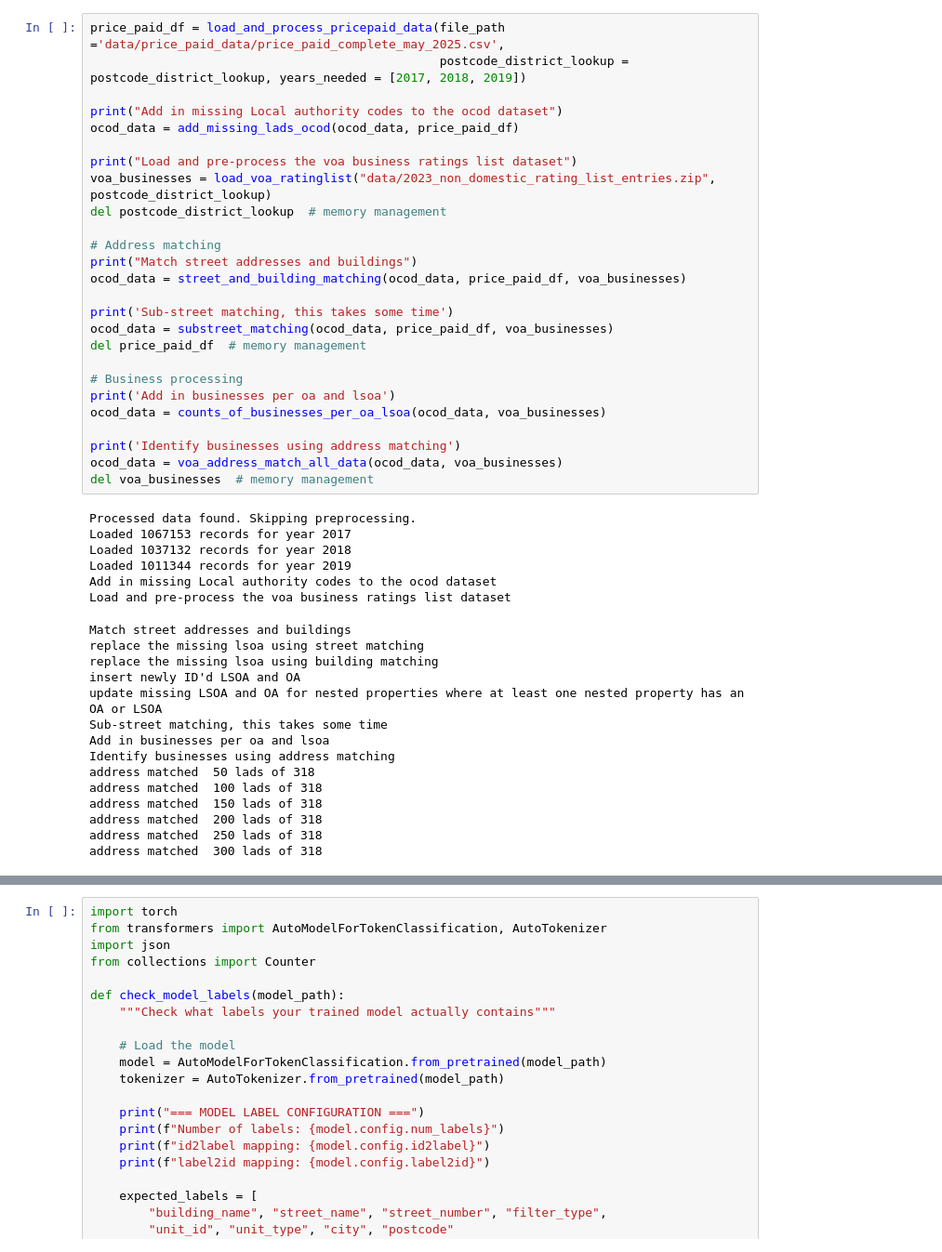
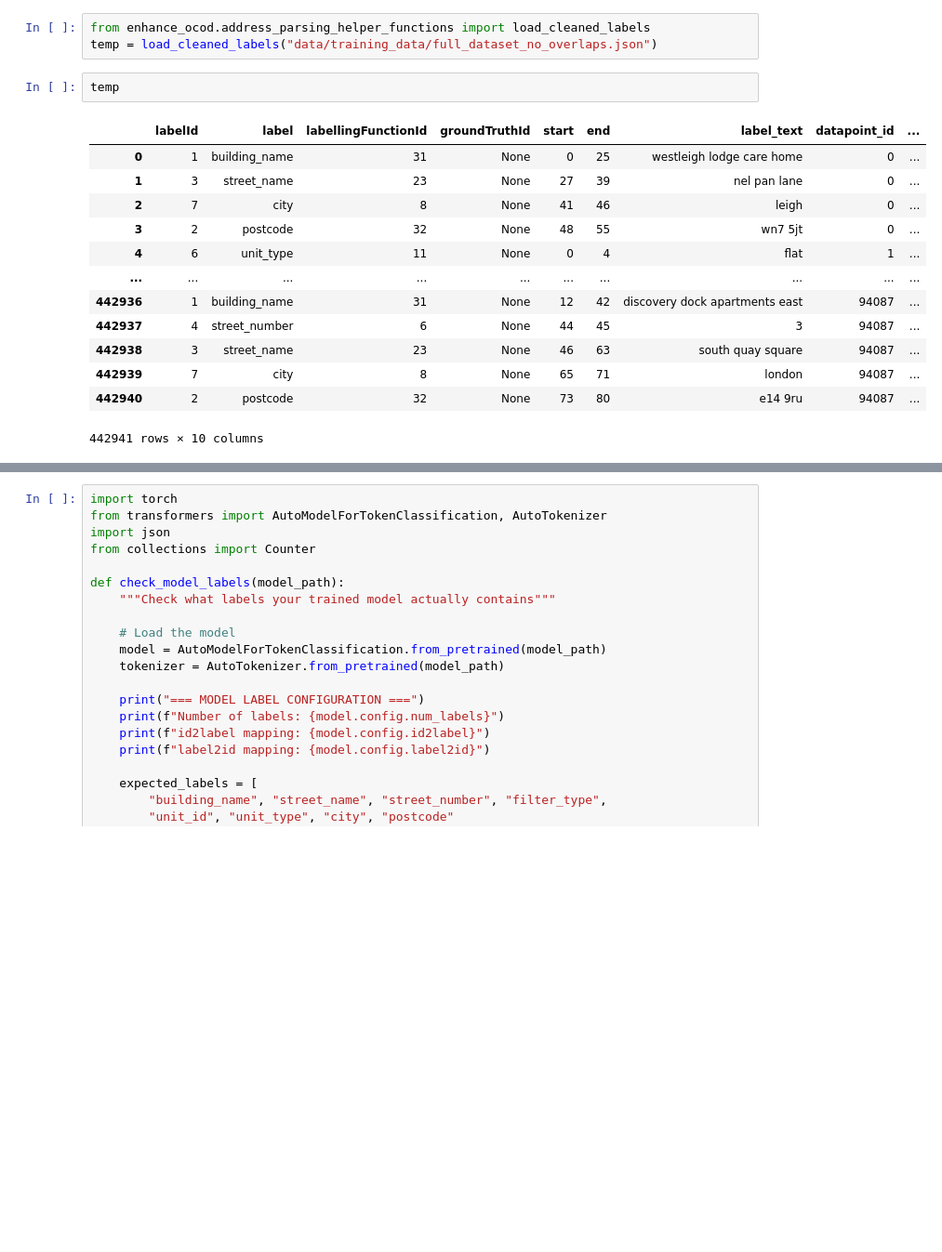
Before and after one commit to JonnoB/enhance_ocod, a Jupyter notebook: test_inference.ipynb, the cells around one changed output, grey strips where cells are left out. Shown at 93% size. Drawn from its saved outputs; the diff is of its cells as text; blank space fills up the shorter version.

```diff
--- a/test_inference.ipynb
+++ b/test_inference.ipynb
@@ -62,47 +15,19 @@ Loaded 1011344 records for year 2019
-# %%
-price_paid_df = load_and_process_pricepaid_data(file_path ='data/price_paid_data/price_paid_complete_may_2025.csv',
-                                                postcode_district_lookup = postcode_district_lookup, years_needed = [2017, 2018, 2019])
-
-print("Add in missing Local authority codes to the ocod dataset")
-ocod_data = add_missing_lads_ocod(ocod_data, price_paid_df)
-
-print("Load and pre-process the voa business ratings list dataset")
-voa_businesses = load_voa_ratinglist("data/2023_non_domestic_rating_list_entries.zip", postcode_district_lookup)
-del postcode_district_lookup  # memory management
-
-# Address matching
-print("Match street addresses and buildings")
-ocod_data = street_and_building_matching(ocod_data, price_paid_df, voa_businesses)
-
-print('Sub-street matching, this takes some time')
-ocod_data = substreet_matching(ocod_data, price_paid_df, voa_businesses)
-del price_paid_df  # memory management
-
-# Business processing
-print('Add in businesses per oa and lsoa')
-ocod_data = counts_of_businesses_per_oa_lsoa(ocod_data, voa_businesses)
-
-print('Identify businesses using address matching')
-ocod_data = voa_address_match_all_data(ocod_data, voa_businesses)
-del voa_businesses  # memory management
-# %% [output]
-Processed data found. Skipping preprocessing.
-Loaded 1067153 records for year 2017
-Loaded 1037132 records for year 2018
-Loaded 1011344 records for year 2019
-Add in missing Local authority codes to the ocod dataset
-Load and pre-process the voa business ratings list dataset
-Match street addresses and buildings
-replace the missing lsoa using street matching
-replace the missing lsoa using building matching
-insert newly ID'd LSOA and OA
-update missing LSOA and OA for nested properties where at least one nested property has an OA or LSOA
-Sub-street matching, this takes some time
-Add in businesses per oa and lsoa
-Identify businesses using address matching
-address matched  50 lads of 318
-address matched  100 lads of 318
-address matched  150 lads of 318
-address matched  200 lads of 318
-address matched  250 lads of 318
-address matched  300 lads of 318
+# %%
+from enhance_ocod.address_parsing_helper_functions import load_cleaned_labels
+temp = load_cleaned_labels("data/training_data/full_dataset_no_overlaps.json")
+# %%
+temp
+# %% [output]
+|  | labelId | label | labellingFunctionId | groundTruthId | start | end | label_text | datapoint_id | ... |
+| 0 | 1 | building_name | 31 | None | 0 | 25 | westleigh lodge care home | 0 | ... |
+| 1 | 3 | street_name | 23 | None | 27 | 39 | nel pan lane | 0 | ... |
+| 2 | 7 | city | 8 | None | 41 | 46 | leigh | 0 | ... |
+| 3 | 2 | postcode | 32 | None | 48 | 55 | wn7 5jt | 0 | ... |
+| 4 | 6 | unit_type | 11 | None | 0 | 4 | flat | 1 | ... |
+| ... | ... | ... | ... | ... | ... | ... | ... | ... | ... |
+| 442936 | 1 | building_name | 31 | None | 12 | 42 | discovery dock apartments east | 94087 | ... |
+| 442937 | 4 | street_number | 6 | None | 44 | 45 | 3 | 94087 | ... |
+| 442938 | 3 | street_name | 23 | None | 46 | 63 | south quay square | 94087 | ... |
+| 442939 | 7 | city | 8 | None | 65 | 71 | london | 94087 | ... |
+| 442940 | 2 | postcode | 32 | None | 73 | 80 | e14 9ru | 94087 | ... |
+442941 rows × 10 columns
```
Also changed, not shown: parts of 22 cells of this notebook, 6 other files.
